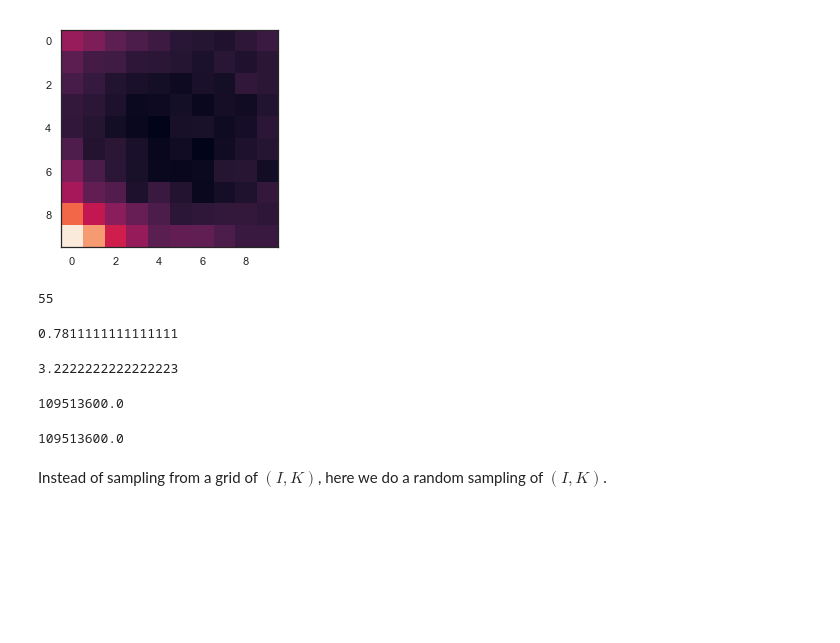
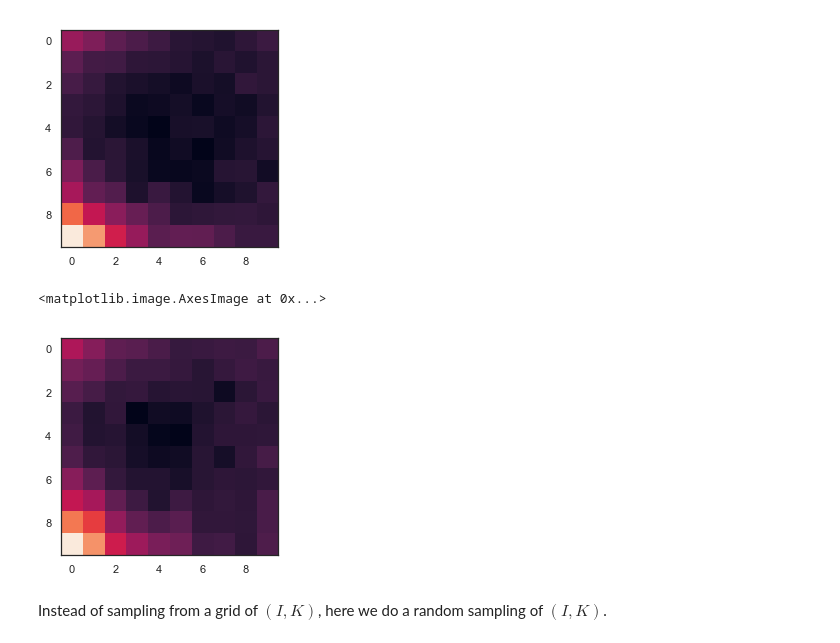
Before and after one commit to jazlab/SE_NL_MJ_2020, a Jupyter notebook: integrator_feedback_circuit.ipynb, the cells around one changed output. Saved outputs shown, nothing was run; the diff lists cells and outputs as text; code cells hidden in the pictures; blank space fills up the shorter version.

Commit message:
Added function for doing IK grdi simulation

```diff
--- a/integrator_feedback_circuit.ipynb
+++ b/integrator_feedback_circuit.ipynb
@@ -266,7 +266,7 @@ def simulate_trial(ntrials, duration, nstages, sigma, K, initI):
     return ulst, vlst, ylst, Ilst, siglst, ylst2
 
 
-def get_time_lst(ntrials=1000, duration=600, nstages=10, sigma=0, K=3.0, initI=0.7):
+def get_time_lst(ntrials, duration, nstages, sigma, K, initI):
     '''Simulate and return the array of times of threshold crossing'''
     _, _, _, _, _, ylst2 = simulate_trial(ntrials=ntrials, nstages=nstages, duration=duration,
                                                                        sigma=sigma, K=K, initI=initI)
@@ -363,0 +309,37 @@ I =  0.785 K =  5.0 Total MSE =  29347.260519510164
+# %%
+def find_rmse(durations, ntrials, nstages, sigma, I, K):
+    '''Do multiple simulations to find the expected mse of the given set of parameters'''
+    mse_total = 0
+    for k, dur in enumerate(durations):
+        times = get_time_lst(ntrials=ntrials, nstages=nstages,duration=dur,
+                             sigma=sigma, K=K, initI=I)
+        mse_total += np.sum((times * 10 - dur)**2)
+    return np.sqrt(mse_total / (ntrials * len(durations)))
+# %%
+def sampling_IK_grid(sigma_lst, Ilst, Klst, durations, nstages, ntrials):
+    '''Perform a simulation to find the rmse of the parameters in the grid.
+    Returns a list of nI x nK arrays corresponding to each sigma'''
+    # Start of main loop
+    mse_arr = np.zeros((len(sigma_lst), len(Ilst), len(Klst)))
+    for id_s, sigma in enumerate(sigma_lst):
+        print('*** sigma = ', sigma, ' ***')
+        for id_i, I in enumerate(initIlst):
+            for id_k, K in enumerate(Klst):
+                rmse = find_rmse(durations, ntrials=ntrials, nstages=nstages,
+                                 sigma=sigma, I=I, K=K)
+                mse_arr[id_s, id_i, id_k] = rmse
+                print('    I = %.4f, K = %.4f, RMSE = %.4f' % (I, K, rmse))
+    return mse_arr
+# %%
+# Trial duration is uniformly sampled from in [600, 1000]
+durations = np.linspace(600, 1000, 5)
+sigma_lst = [0.02] #np.linspace(0.005, 0.03, 6)
+
+# Define the grid of I and K values
+nK = 10
+nI = 10
+Klst = np.linspace(2, 5, nK)
+Ilst = np.linspace(0.775, 0.785, nI)
+
+# Start of main loop
+grid_sim_result = sampling_IK_grid(sigma_lst, Ilst, Klst, durations, nstages=4, ntrials=1000)
@@ -370,26 +370,11 @@ plt.imshow(MSELST[0])
 # %% [output]
 <matplotlib.image.AxesImage at 0x...>
 [figure]
-# %%
-np.argmin(MSELST[5])
-# %% [output]
-55
-# %%
-initIlst[5]
-# %% [output]
-0.7811111111111111
-# %%
-Klst[5]
-# %% [output]
-3.2222222222222223
-# %%
-MSELST[5][5, 5]
-# %% [output]
-109513600.0
-# %%
-np.min(MSELST[5])
-# %% [output]
-109513600.0
+# %%
+plt.imshow(grid_sim_result[0])
+# %% [output]
+<matplotlib.image.AxesImage at 0x...>
+[figure, added]
 # %% [markdown]
 Instead of sampling from a grid of $(I, K)$, here we do a random sampling of $(I, K)$.
 # %%
```
Also changed, not shown: parts of 4 cells of this notebook.
